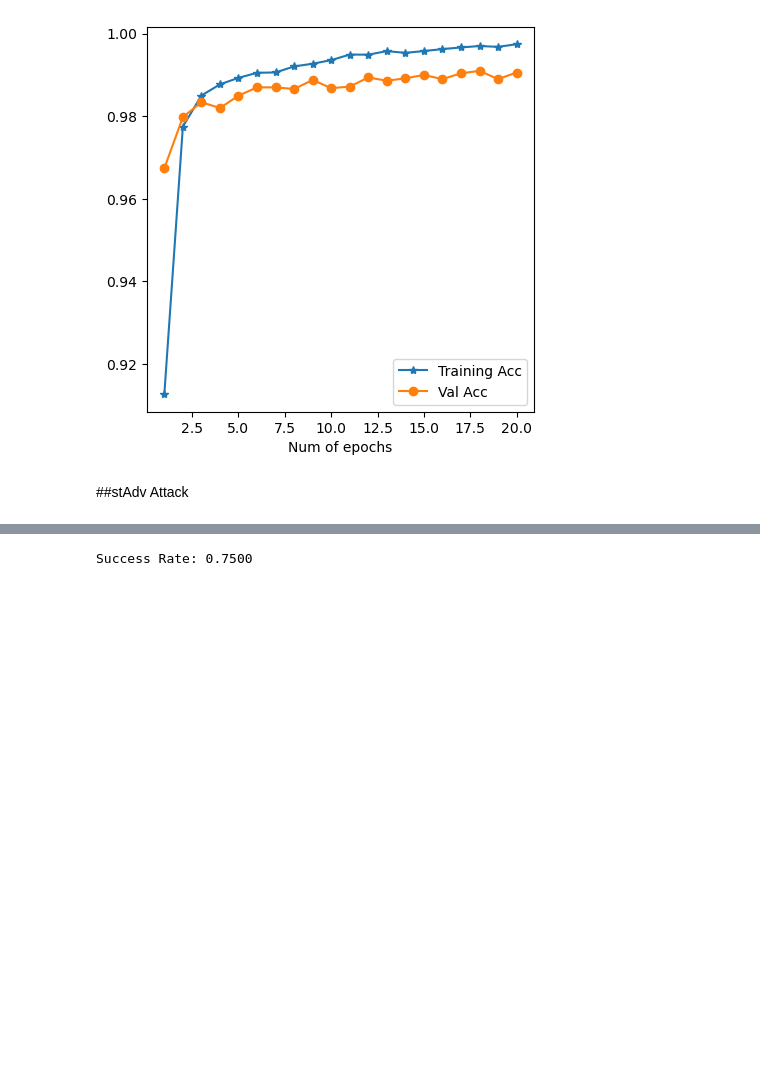
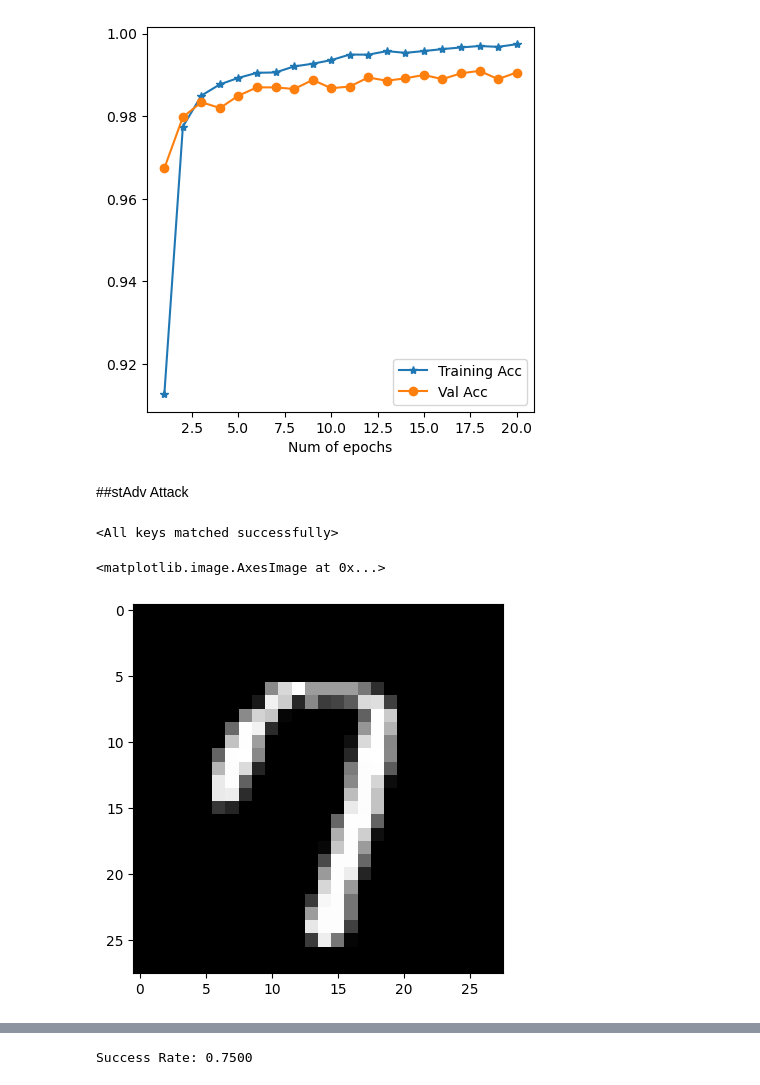
Before and after one commit to erenaydoslu/deep-learning-final-project, a Jupyter notebook: StAdv_attack.ipynb, the cells around one changed output, grey strips where cells are left out. Cells and saved outputs as stored; diff of their text form; code cells hidden in the pictures; blank space fills up the shorter version.

```diff
--- a/StAdv_attack.ipynb
+++ b/StAdv_attack.ipynb
@@ -273,9 +249,9 @@ def weird_flow_loss(flows,padding_mode='constant', epsilon=1e-8):
 losses = [default_flow_loss, weird_flow_loss]
 # %%
 def func(flows,input,target,model,flow_loss,const=0.05):
-  input = torch.from_numpy(input).cuda()
-  target = torch.from_numpy(target).cuda()
-  flows = torch.from_numpy(flows).view((1,2,)+input.size()[2:]).cuda()
+  input = torch.from_numpy(input).to(device)
+  target = torch.from_numpy(target).to(device)
+  flows = torch.from_numpy(flows).view((1,2,)+input.size()[2:]).to(device)
   flows.requires_grad=True
   pert_out = flow_st(input,flows)
   output = model(pert_out)
@@ -303,2 +278,6 @@ def attack(input,target,model):
 
   return pert_out
+# %%
+models[0].load_state_dict(torch.load("model.pt", map_location=torch.device('cpu')))
+# %% [output]
+<All keys matched successfully>
@@ -304,0 +382,11 @@ def attack(input,target,model):
+# %%
+transform = transforms.Compose([transforms.ToTensor(), transforms.Normalize((0.5,), (1.0,))])
+testset = datasets.MNIST(root = './data', train=False, transform = transform, download=True)
+# %%
+attacker = Attacker(models[0], testset, weird_flow_loss)
+# %%
+sample = attacker.get_label_sample(7)
+plt.imshow(sample[0,0,:,:], cmap="gray")
+# %% [output]
+<matplotlib.image.AxesImage at 0x...>
+[figure, added]
```
Also changed, not shown: parts of 14 cells of this notebook, 3 other files.
